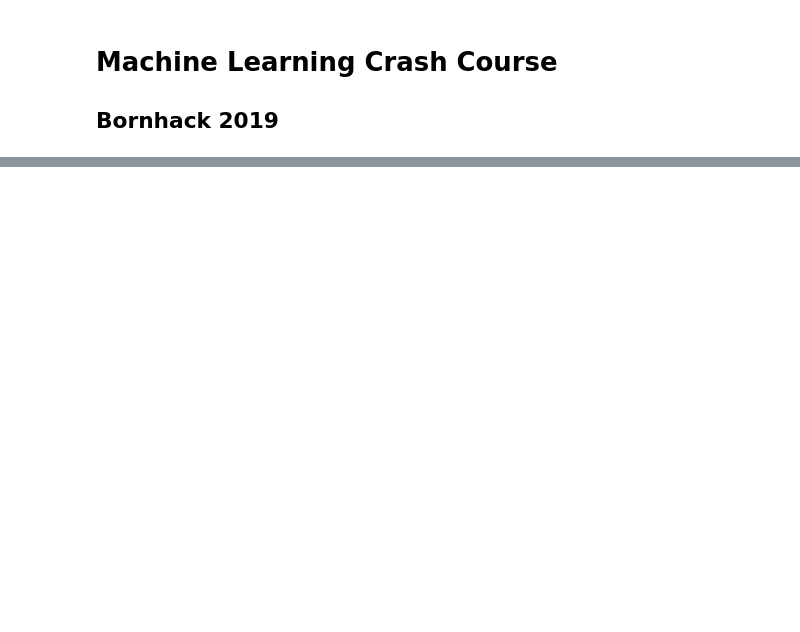
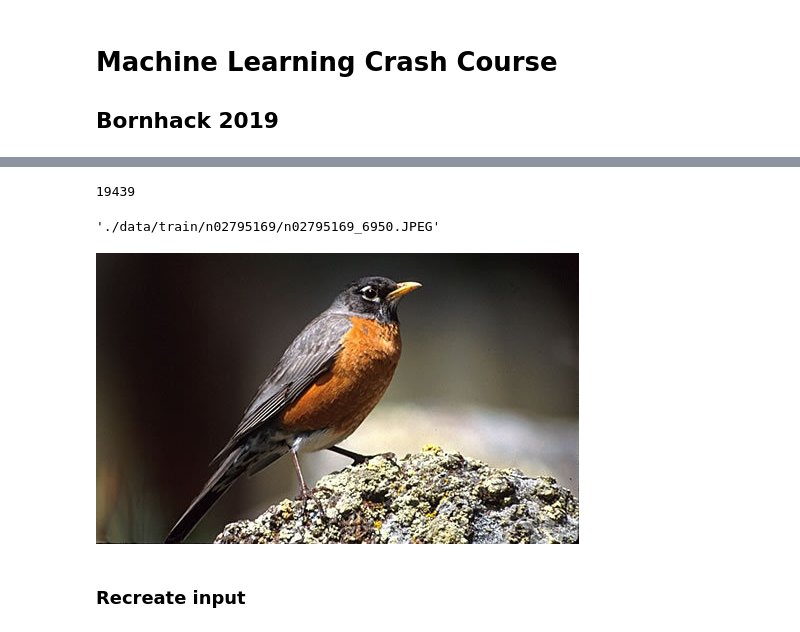
Before and after one commit to mateuszjurewicz/bornhack_ml_crashcourse, a Jupyter notebook: ML CrashCourse.ipynb, the cells around one changed output, grey strips where cells are left out. Cells and saved outputs as stored; diff of their text form; code cells hidden in the pictures; blank space fills up the shorter version.

```diff
--- a/ML CrashCourse.ipynb
+++ b/ML CrashCourse.ipynb
@@ -23,0 +19,17 @@ wrapt==1.11.2
+# %%
+path = './data/train/'
+# %%
+fnames = glob.glob(path+'**/*.JPEG', recursive=True)
+n = len(fnames); n
+# %% [output]
+19439
+# %%
+fn = fnames[50]; fn
+# %% [output]
+'./data/train/n02795169/n02795169_6950.JPEG'
+# %%
+sample_image = path + 'n01558993/n01558993_9684.JPEG'
+# %%
+img=Image.open(sample_image); img
+# %% [output]
+[figure, added]
@@ -23,0 +44,2 @@ wrapt==1.11.2
+# %% [markdown]
+### Recreate input
```
Also changed, not shown: parts of 14 cells of this notebook, 4 other files.
